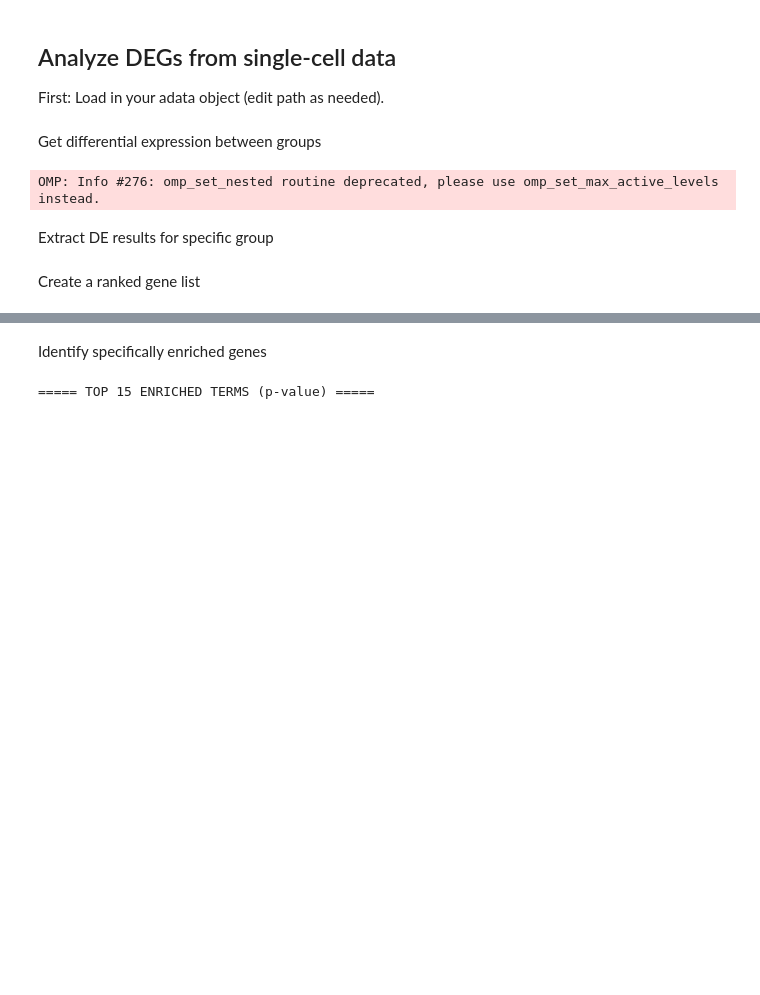
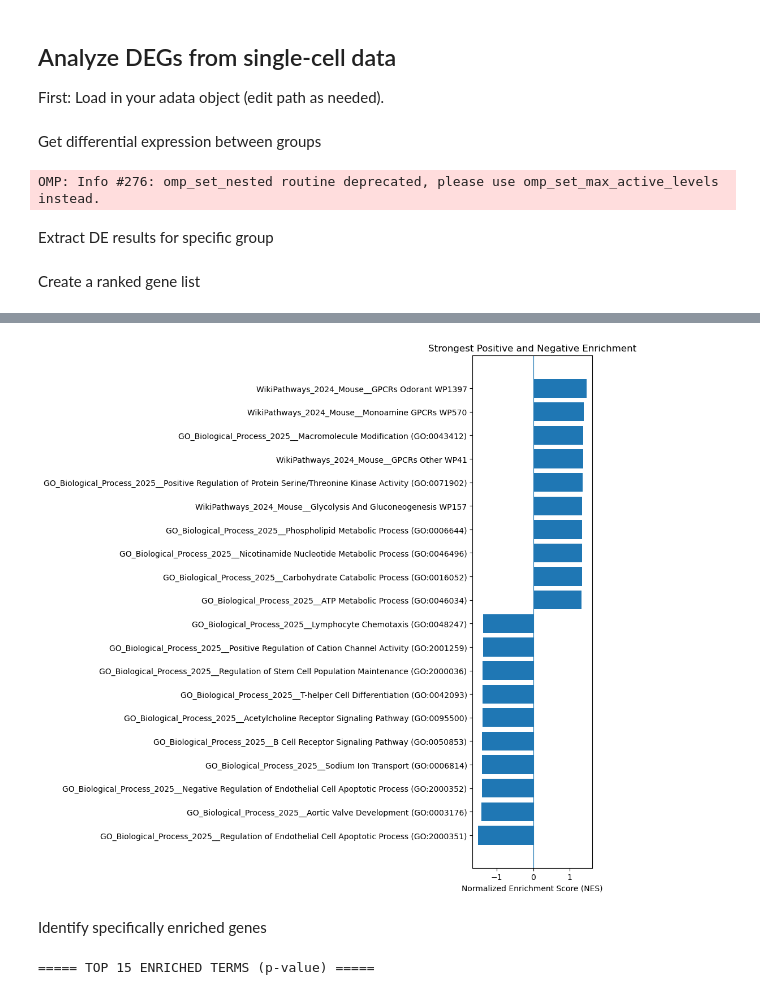
Before and after one commit to NoraWolcott/Differential-Expression-scSeq-Analysis, a Jupyter notebook: notebooks/AnalyzeDEGsFromSCSeq.ipynb, the cells around one changed output, grey strips where cells are left out. Saved outputs shown, nothing was run; the diff lists cells and outputs as text; code cells hidden in the pictures; blank space fills up the shorter version.

```diff
--- a/notebooks/AnalyzeDEGsFromSCSeq.ipynb
+++ b/notebooks/AnalyzeDEGsFromSCSeq.ipynb
@@ -140,3 +122,25 @@ plt.show()
+# %%
+# 10 strongest positive NES
+top_positive = plot_results.nlargest(10, "NES")
+
+# 10 strongest negative NES
+top_negative = plot_results.nsmallest(10, "NES")
+
+# Combine
+top_nes = pd.concat([top_negative, top_positive])
+
+# Sort for plotting
+top_nes = top_nes.sort_values("NES")
+
+plt.figure(figsize=(10, 10))
+plt.barh(top_nes["Term"], top_nes["NES"])
+plt.axvline(0, linewidth=0.8)
+plt.xlabel("Normalized Enrichment Score (NES)")
+plt.title("Strongest Positive and Negative Enrichment")
+plt.tight_layout()
+plt.show()
+# %% [output]
+[figure, added]
 # %% [markdown]
 Identify specifically enriched genes
 # %%
```
Also changed, not shown: parts of 10 cells of this notebook.
